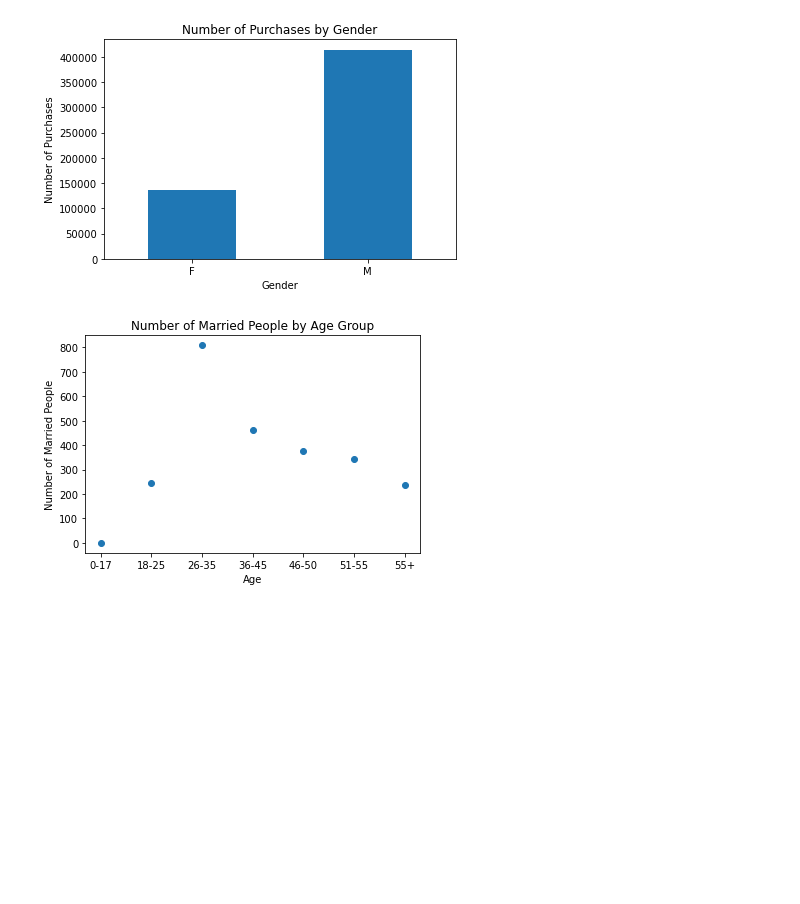
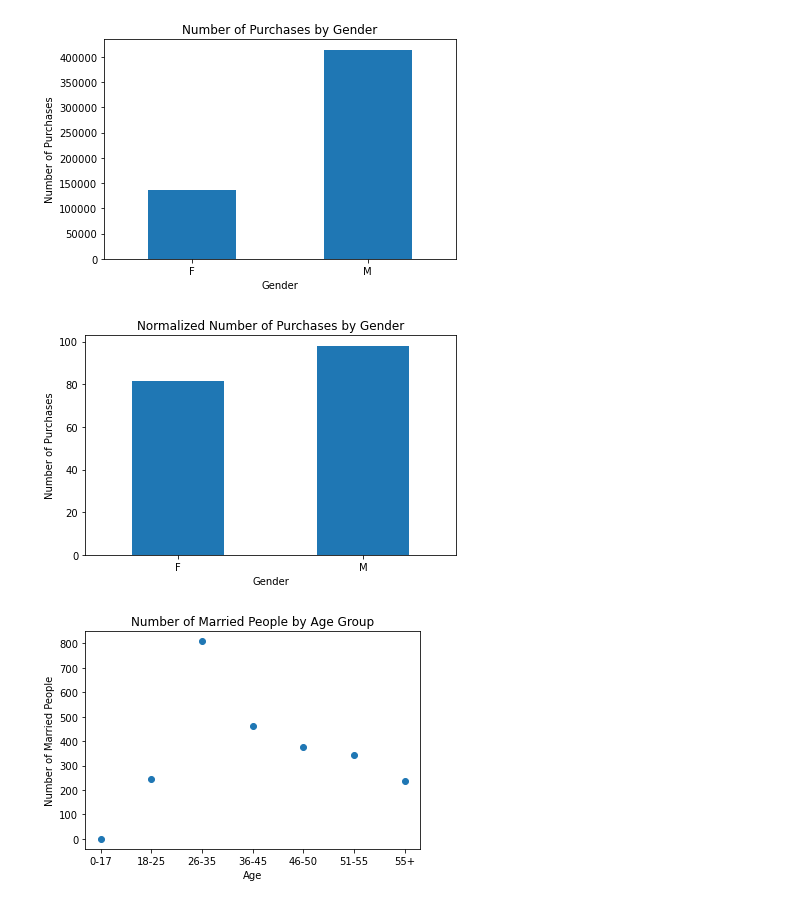
Before and after one commit to Green-Kiwie/Extreme-Couponers-Walmart-Black-Friday, a Jupyter notebook: Final Notebook.ipynb, the cells around one changed output. Drawn from its saved outputs; the diff is of its cells as text; code cells hidden in the pictures; blank space fills up the shorter version.

Commit message:
graph updates

```diff
--- a/Final Notebook.ipynb
+++ b/Final Notebook.ipynb
@@ -54,15 +54,19 @@ plt.show()
 # %% [output]
 [figure]
 # %%
-average_purchases = df.groupby(['gender'])['purchase'].sum()
+average_purchases = df.groupby(['gender'])['purchase'].count()
 
-total_purchases.T.plot(kind='bar')
-plt.title("Sum of Purchases by Gender")
+normalized = average_purchases / num_users
+
+normalized.T.plot(kind='bar')
+plt.title("Normalized Number of Purchases by Gender")
 plt.xlabel("Gender")
-plt.ylabel("Sum of Purchases")
+plt.ylabel("Number of Purchases")
 plt.xticks(rotation=0)
 plt.tight_layout()
 plt.show()
+# %% [output]
+[figure, added]
 # %%
 age_marraige_data = df[["age", "marital_status", "user_id"]].drop_duplicates()
 marriage_count = age_marraige_data.groupby("age").sum().reset_index()
```
Also changed, not shown: parts of 7 cells of this notebook.
